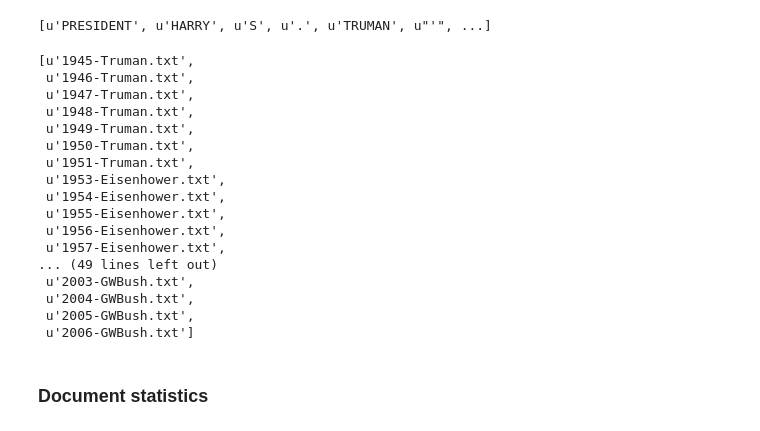
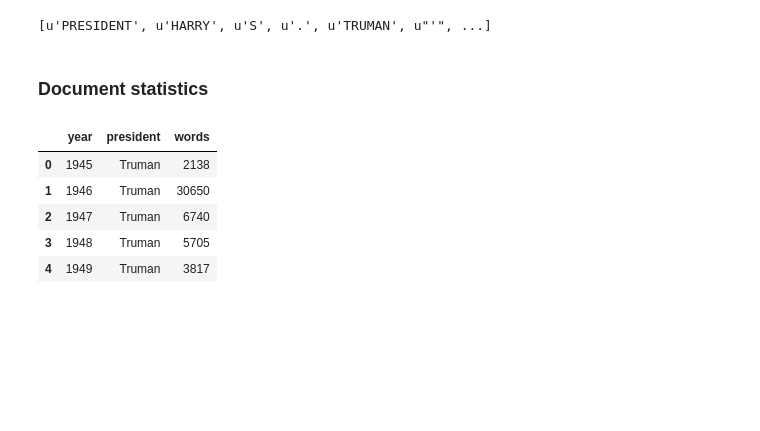
Before and after one commit to zcarwile/strata_2016_demo, a Jupyter notebook: local.ipynb, the cells around one changed output. Drawn from its saved outputs; the diff is of its cells as text; code cells hidden in the pictures; blank space fills up the shorter version.

```diff
--- a/local.ipynb
+++ b/local.ipynb
@@ -4,5 +4,5 @@ import bokeh
 # %%
-FILE = "/Users/zcarwile/nltk_data/corpora/state_union/1945-Truman.txt"
+FILE = "/Users/zcarwile/nltk_data/corpora/state_union/1946-Truman.txt"
 # %% [markdown]
 ### Read document
 # %%
@@ -31,3 +31,3 @@ people.
 # %%
-gwb_words = nltk.corpus.state_union.words('2006-GWBush.txt')
+words = nltk.corpus.state_union.words(FILE)
 # %%
@@ -40,25 +40,24 @@ len(gwb_words)
 nltk.corpus.state_union.words()
 # %% [output]
 [u'PRESIDENT', u'HARRY', u'S', u'.', u'TRUMAN', u"'", ...]
-# %%
-nltk.corpus.state_union.fileids()
-# %% [output]
-[u'1945-Truman.txt',
- u'1946-Truman.txt',
- u'1947-Truman.txt',
- u'1948-Truman.txt',
- u'1949-Truman.txt',
- u'1950-Truman.txt',
- u'1951-Truman.txt',
- u'1953-Eisenhower.txt',
- u'1954-Eisenhower.txt',
- u'1955-Eisenhower.txt',
- u'1956-Eisenhower.txt',
- u'1957-Eisenhower.txt',
-... (49 lines left out)
- u'2003-GWBush.txt',
- u'2004-GWBush.txt',
- u'2005-GWBush.txt',
- u'2006-GWBush.txt']
+# %%
+words_df = pd.DataFrame(columns=['year','president','words'])
+# %%
+i = 0
+for id in nltk.corpus.state_union.fileids():
+    year = id[0:4]
+    president = id.split("-")[1].split(".")[0]
+    words = len(nltk.corpus.state_union.words(id))
+    words_df.loc[i] = [year,president,words]
+    i = i + 1
 # %% [markdown]
 ### Document statistics
+# %%
+words_df.head()
+# %% [output]
+|  | year | president | words |
+| 0 | 1945 | Truman | 2138 |
+| 1 | 1946 | Truman | 30650 |
+| 2 | 1947 | Truman | 6740 |
+| 3 | 1948 | Truman | 5705 |
+| 4 | 1949 | Truman | 3817 |
```
Also changed, not shown: parts of 8 cells of this notebook.
